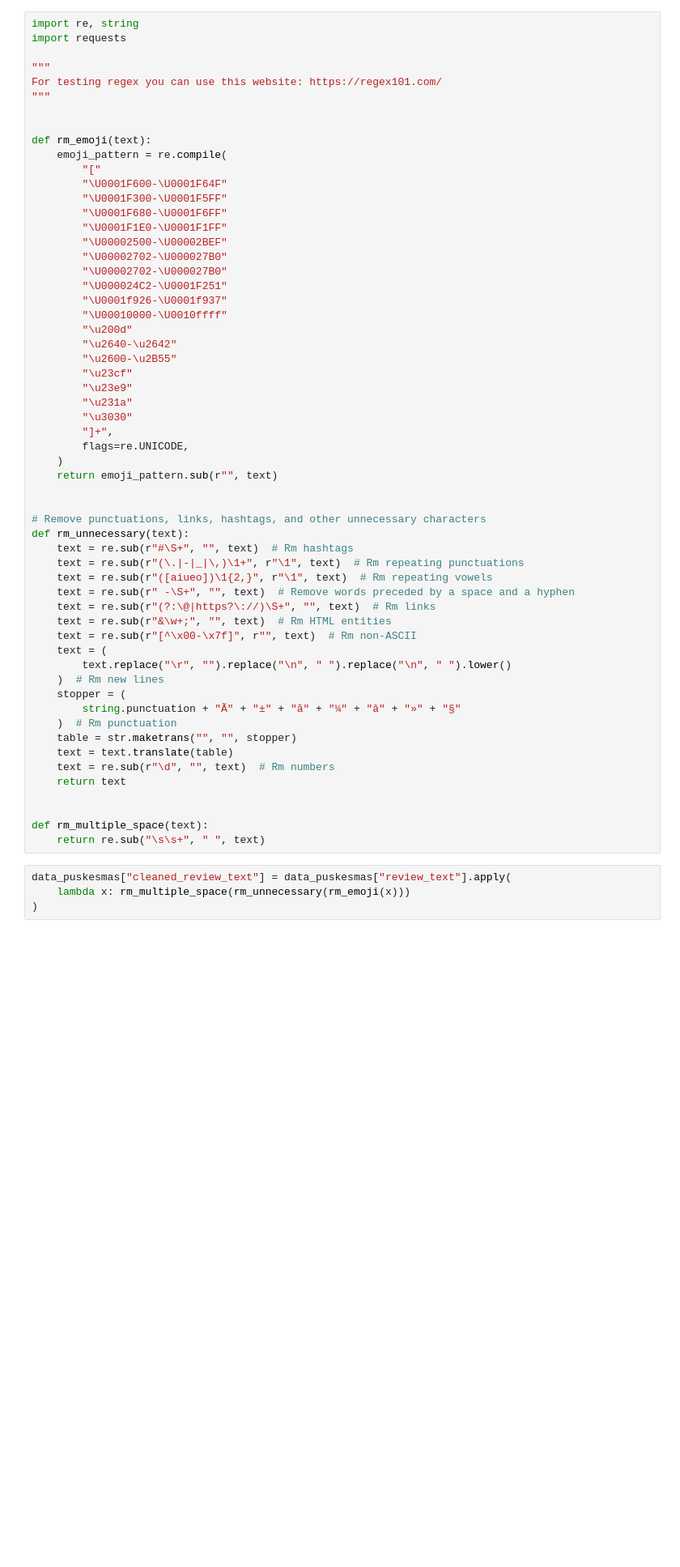
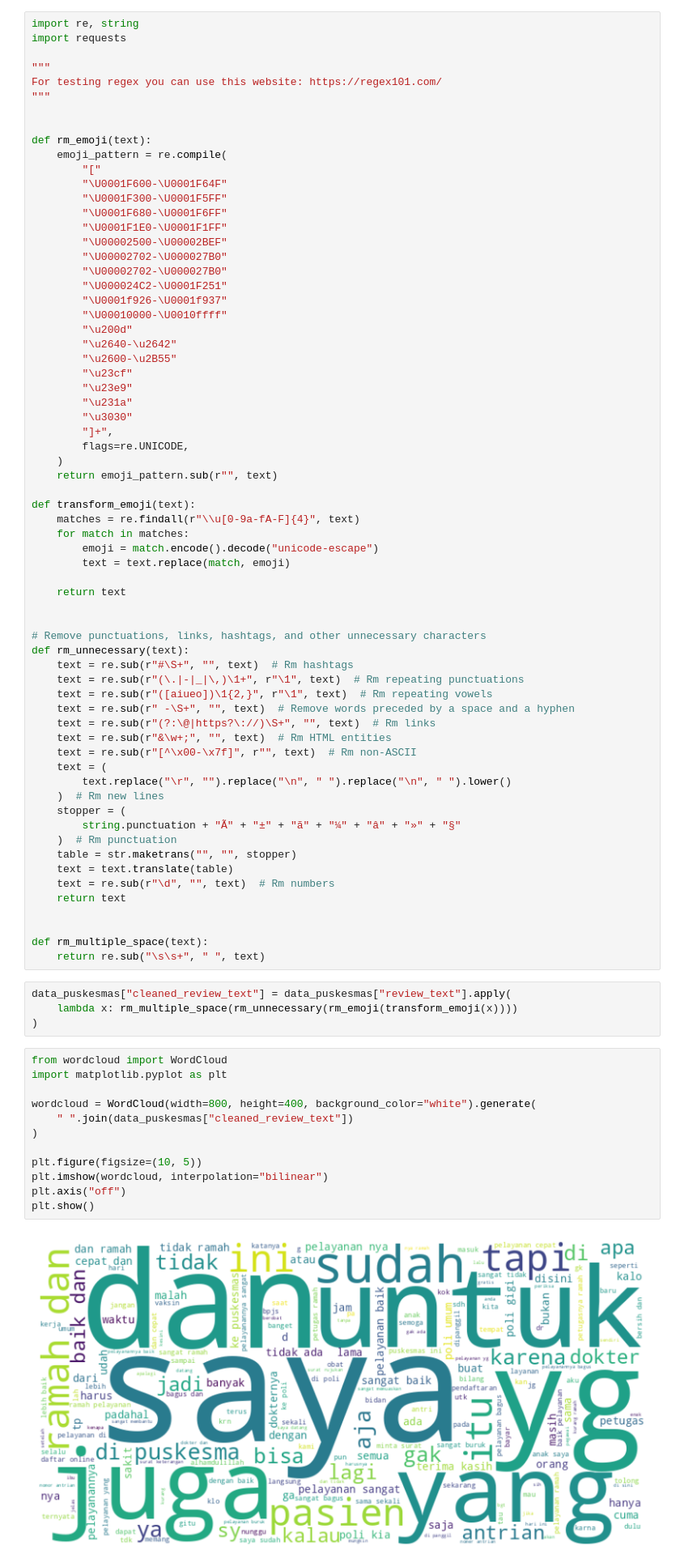
Before and after one commit to elskow/PuskesmasSbyAnalysis, a Jupyter notebook: 1-preprocessing.ipynb, the cells around one changed output. Shown at 81% size. Saved outputs shown, nothing was run; the diff lists cells and outputs as text; blank space fills up the shorter version.

```diff
--- a/1-preprocessing.ipynb
+++ b/1-preprocessing.ipynb
@@ -105,6 +115,14 @@ def rm_emoji(text):
     )
     return emoji_pattern.sub(r"", text)
 
+def transform_emoji(text):
+    matches = re.findall(r"\\u[0-9a-fA-F]{4}", text)
+    for match in matches:
+        emoji = match.encode().decode("unicode-escape")
+        text = text.replace(match, emoji)
+
+    return text
+
 
 # Remove punctuations, links, hashtags, and other unnecessary characters
 def rm_unnecessary(text):
@@ -131,8 +149,22 @@ def rm_multiple_space(text):
     return re.sub("\s\s+", " ", text)
 # %%
 data_puskesmas["cleaned_review_text"] = data_puskesmas["review_text"].apply(
-    lambda x: rm_multiple_space(rm_unnecessary(rm_emoji(x)))
+    lambda x: rm_multiple_space(rm_unnecessary(rm_emoji(transform_emoji(x))))
 )
+# %%
+from wordcloud import WordCloud
+import matplotlib.pyplot as plt
+
+wordcloud = WordCloud(width=800, height=400, background_color="white").generate(
+    " ".join(data_puskesmas["cleaned_review_text"])
+)
+
+plt.figure(figsize=(10, 5))
+plt.imshow(wordcloud, interpolation="bilinear")
+plt.axis("off")
+plt.show()
+# %% [output]
+[figure, added]
 # %% [markdown]
 ## Normalize slang
 # %%
```
Also changed, not shown: parts of 7 cells of this notebook, 2 other files.
